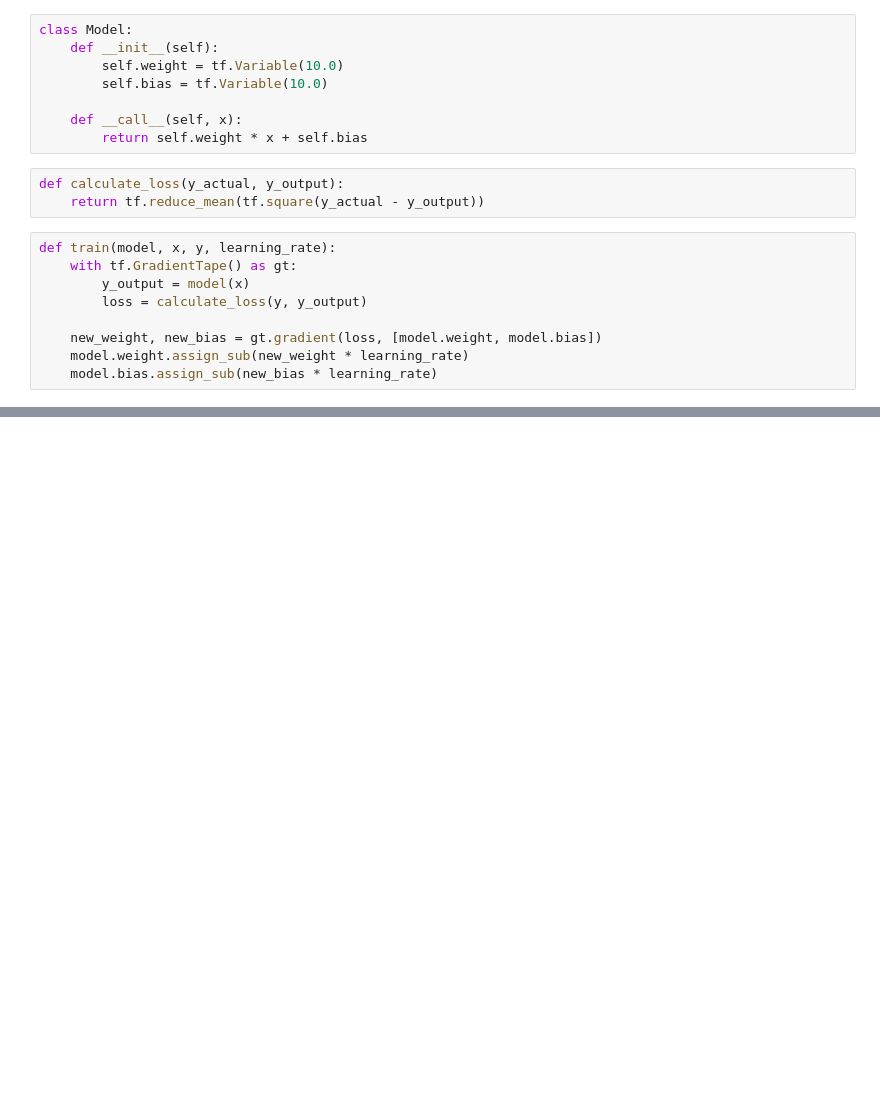
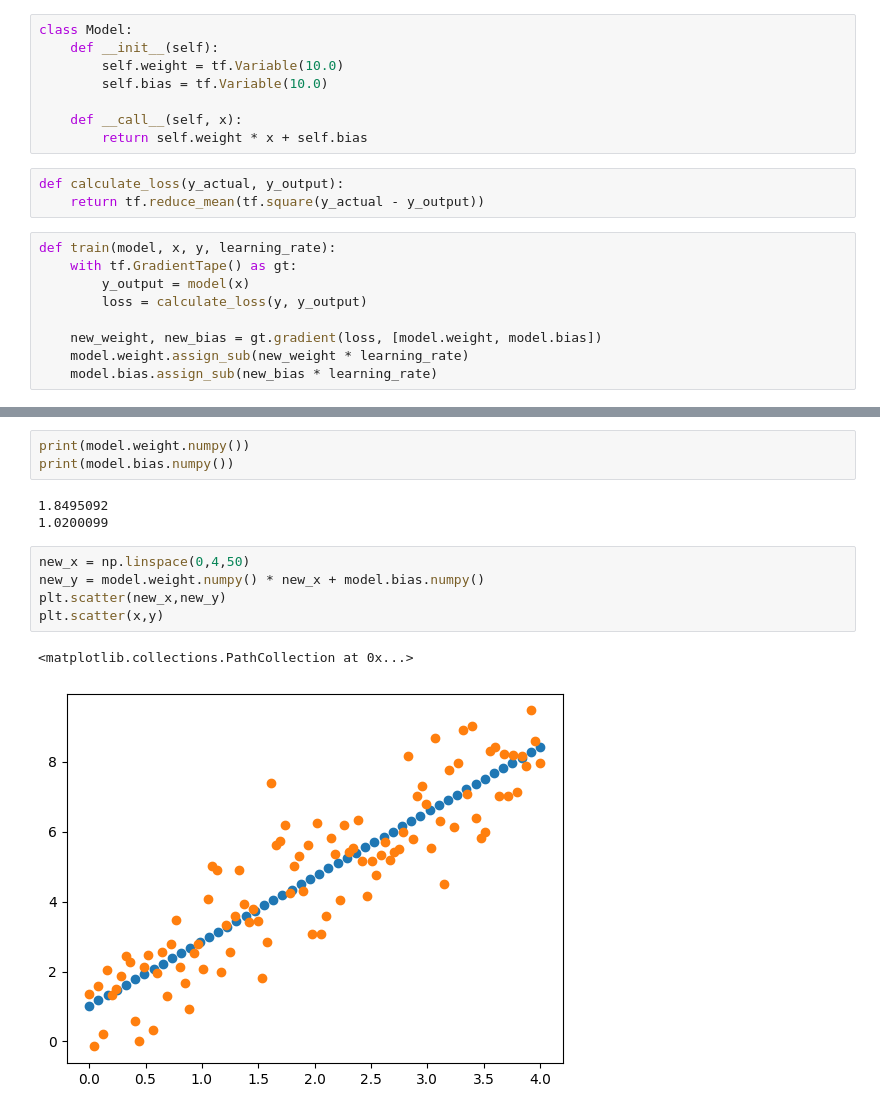
Before and after one commit to MrPrecise/Zenva-Academy-Projects, a Jupyter notebook: Humble-Intro-To-Coding-2023/Machine-Learning-with-Python-and-Tensorflow/Tensorflow-Tutorial.ipynb, the cells around one changed output, grey strips where cells are left out. Saved outputs shown, nothing was run; the diff lists cells and outputs as text; blank space fills up the shorter version.

Commit message:
Update Tensorflow-Tutorial.ipynb
LR Model Part 5

```diff
--- a/Humble-Intro-To-Coding-2023/Machine-Learning-with-Python-and-Tensorflow/Tensorflow-Tutorial.ipynb
+++ b/Humble-Intro-To-Coding-2023/Machine-Learning-with-Python-and-Tensorflow/Tensorflow-Tutorial.ipynb
@@ -43,0 +62,14 @@ for epoch in range(epochs):
+# %%
+print(model.weight.numpy())
+print(model.bias.numpy())
+# %% [output]
+1.8495092
+1.0200099
+# %%
+new_x = np.linspace(0,4,50)
+new_y = model.weight.numpy() * new_x + model.bias.numpy()
+plt.scatter(new_x,new_y)
+plt.scatter(x,y)
+# %% [output]
+<matplotlib.collections.PathCollection at 0x...>
+[figure, added]
```
Also changed, not shown: parts of 2 cells of this notebook.
